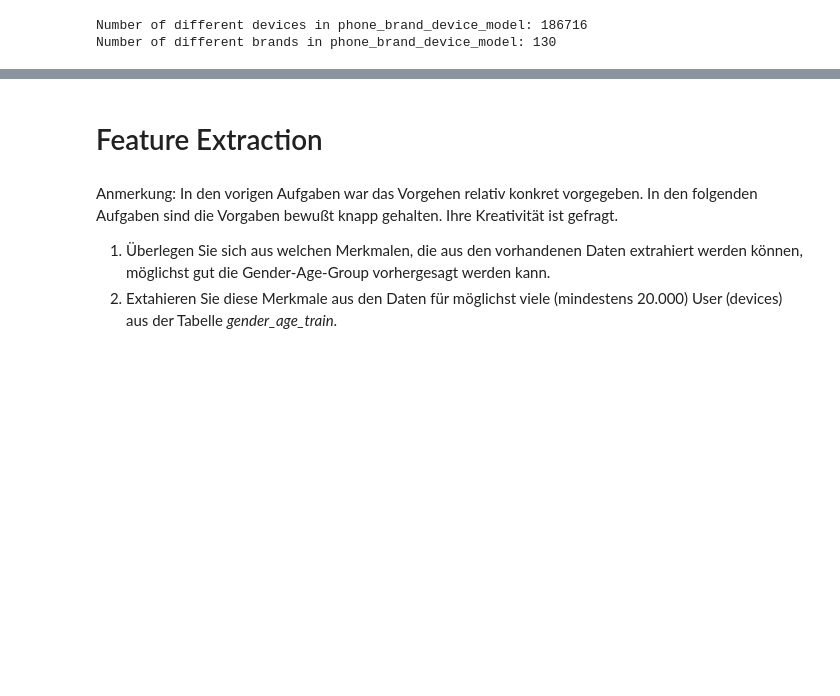
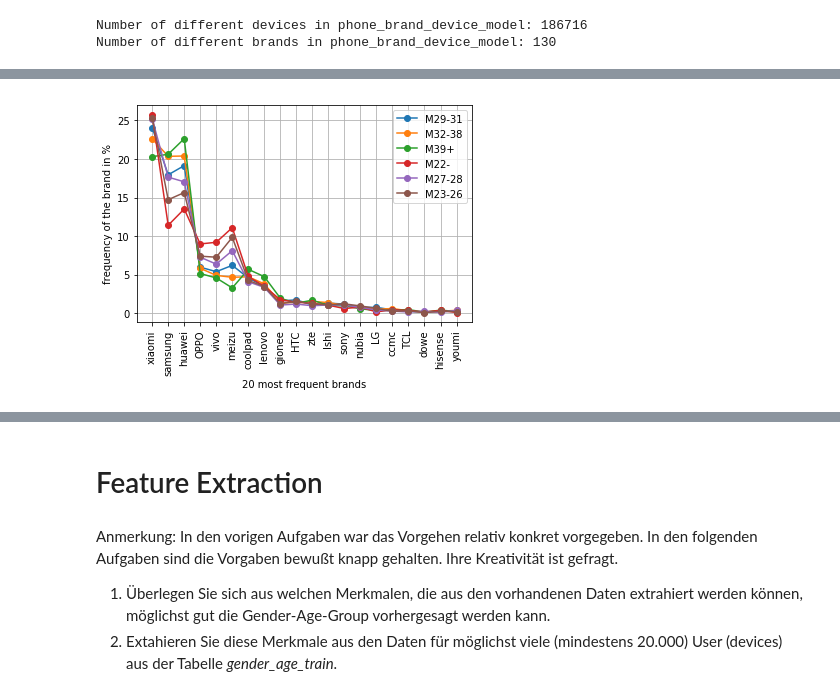
Before and after one commit to codeOfJannik/DataMining_Projects, a Jupyter notebook: task1_MobileUsers/VersuchMobileUsers.ipynb, the cells around one changed output, grey strips where cells are left out. Drawn from its saved outputs; the diff is of its cells as text; code cells hidden in the pictures; blank space fills up the shorter version.

```diff
--- a/task1_MobileUsers/VersuchMobileUsers.ipynb
+++ b/task1_MobileUsers/VersuchMobileUsers.ipynb
@@ -349,0 +373,85 @@ plt.show()
+# %%
+import re
+
+genderAgeBrand_df = genderAgeTrain_df
+genderAgeGroups = set(genderAgeBrand_df['agegroup'])
+femaleGroups = set()
+maleGroups = set()
+for group in genderAgeGroups:
+    if re.match("^F.*", group):
+        femaleGroups.add(group)
+    else:
+        maleGroups.add(group)
+
+mostFrequentBrands = (genderAgeBrand_df['brand'].value_counts()).index[0:20]
+
+plt.xticks(np.arange(20), mostFrequentBrands, rotation=90)
+plt.yticks(np.arange(0, 30, 5))
+plt.ylabel("frequency of the brand in %")
+plt.grid(True)
+plt.xlabel("20 most frequent brands")
+
+for group in maleGroups:
+    yList = []
+    members = pd.DataFrame(genderAgeBrand_df.loc[genderAgeBrand_df['agegroup'] == group])
+    count = len(members)
+    for brand in mostFrequentBrands:
+        brandCount = len(members.loc[members['brand'] == brand])
+        brandPercent = brandCount / count * 100
+        yList.append(brandPercent)
+    yValues = np.array(yList)
+    plt.plot(yValues, marker="o")
+
+plt.legend(maleGroups)
+plt.show()
+
+plt.xticks(np.arange(20), mostFrequentBrands, rotation=90)
+plt.yticks(np.arange(0, 30, 5))
+plt.ylabel("frequency of the brand in %")
+plt.grid(True)
+plt.xlabel("20 most frequent brands")
+
+for group in femaleGroups:
+    yList = []
+    members = pd.DataFrame(genderAgeBrand_df.loc[genderAgeBrand_df['agegroup'] == group])
+    count = len(members)
+    for brand in mostFrequentBrands:
+        brandCount = len(members.loc[members['brand'] == brand])
+        brandPercent = brandCount / count * 100
+        yList.append(brandPercent)
+    yValues = np.array(yList)
+    plt.plot(yValues, marker="o")
+
+plt.legend(femaleGroups)
+plt.show()
+
+plt.xticks(np.arange(20), mostFrequentBrands, rotation=90)
+plt.yticks(np.arange(0, 30, 5))
+plt.ylabel("frequency of the brand in %")
+plt.grid(True)
+plt.xlabel("20 most frequent brands")
+
+yList = []
+members = pd.DataFrame(genderAgeBrand_df.loc[genderAgeBrand_df['agegroup'].isin(maleGroups)])
+count = len(members)
+for brand in mostFrequentBrands:
+    brandCount = len(members.loc[members['brand'] == brand])
+    brandPercent = brandCount / count * 100
+    yList.append(brandPercent)
+yValues = np.array(yList)
+plt.plot(yValues, marker="o")
+
+yList = []
+members = pd.DataFrame(genderAgeBrand_df.loc[genderAgeBrand_df['agegroup'].isin(femaleGroups)])
+count = len(members)
+for brand in mostFrequentBrands:
+    brandCount = len(members.loc[members['brand'] == brand])
+    brandPercent = brandCount / count * 100
+    yList.append(brandPercent)
+yValues = np.array(yList)
+plt.plot(yValues, marker="o")
+
+plt.legend(['Males', 'Females'])
+plt.show()
+# %% [output]
+[figure, added]
```
Also changed, not shown: parts of 39 cells of this notebook, 6 other files.
